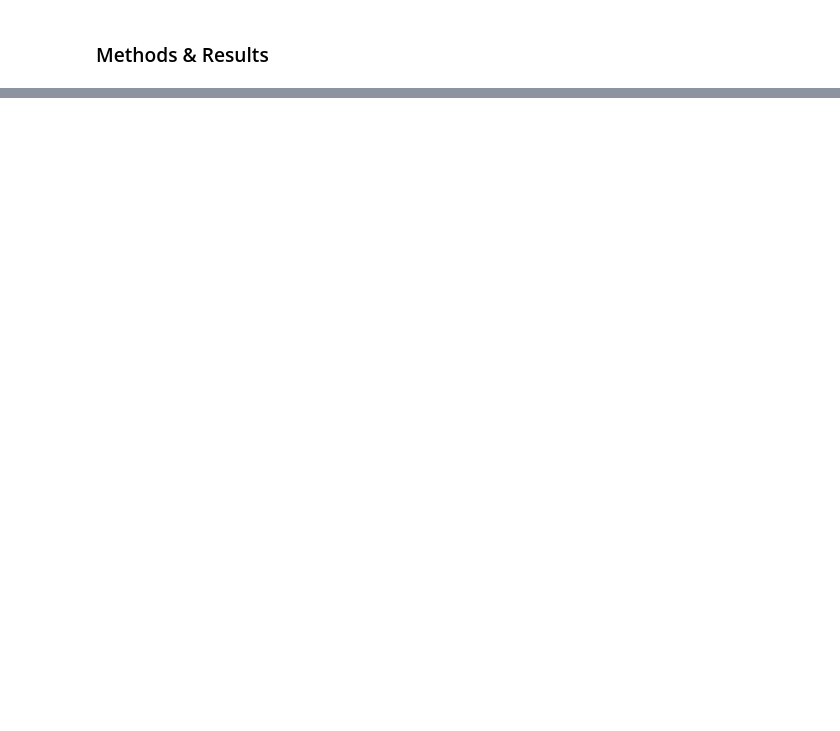
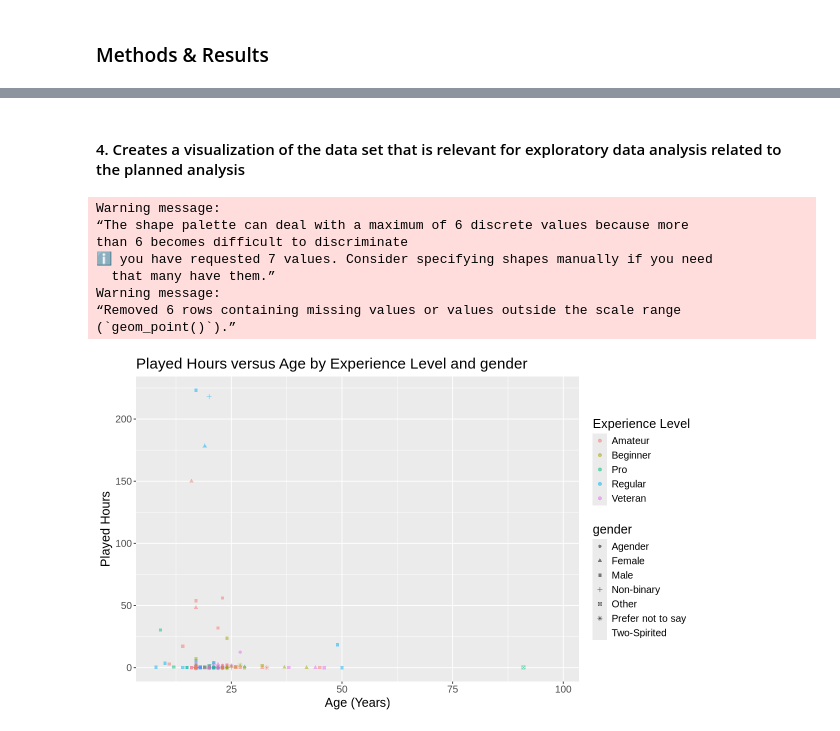
Before and after one commit to data-ki/DSCI-Final-Project-new-, a Jupyter notebook: Final Project.ipynb, the cells around one changed output, grey strips where cells are left out. Saved outputs shown, nothing was run; the diff lists cells and outputs as text; code cells hidden in the pictures; blank space fills up the shorter version.

```diff
--- a/Final Project.ipynb
+++ b/Final Project.ipynb
@@ -115,0 +78,27 @@ experience_playtime_plot
+# %% [markdown]
+#### 4. Creates a visualization of the data set that is relevant for exploratory data analysis related to the planned analysis
+# %%
+#setting the size of the plot
+options(repr.plot.width = 10, repr.plot.height = 6)
+
+#plot of played hours vs age by experience level and gender
+scatter_plot <- player_cleaned|>
+  ggplot(aes(x = age, y = played_hours, colour = experience, shape=gender)) +
+  geom_point(alpha = 0.5) +
+  xlab('Age (Years)') +
+  ylab('Played Hours') +
+  labs(colour = "Experience Level") +
+  ggtitle('Played Hours versus Age by Experience Level and gender') +
+  theme(text = element_text(size = 15))
+
+scatter_plot
+# %% [output]
+Warning message:
+“The shape palette can deal with a maximum of 6 discrete values because more
+than 6 becomes difficult to discriminate
+ℹ you have requested 7 values. Consider specifying shapes manually if you need
+  that many have them.”
+Warning message:
+“Removed 6 rows containing missing values or values outside the scale range
+(`geom_point()`).”
+[figure, added]
```
Also changed, not shown: parts of 31 cells of this notebook.
